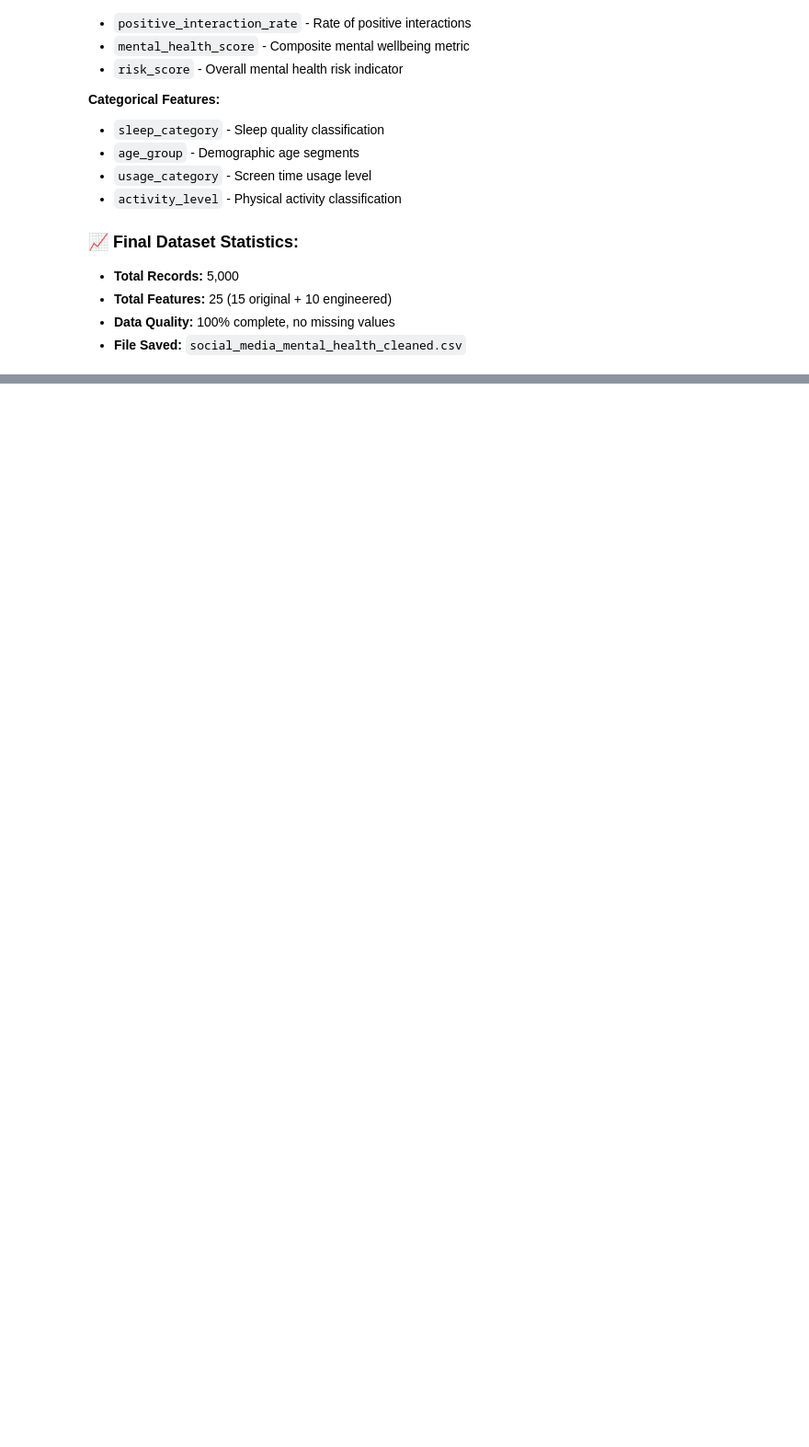
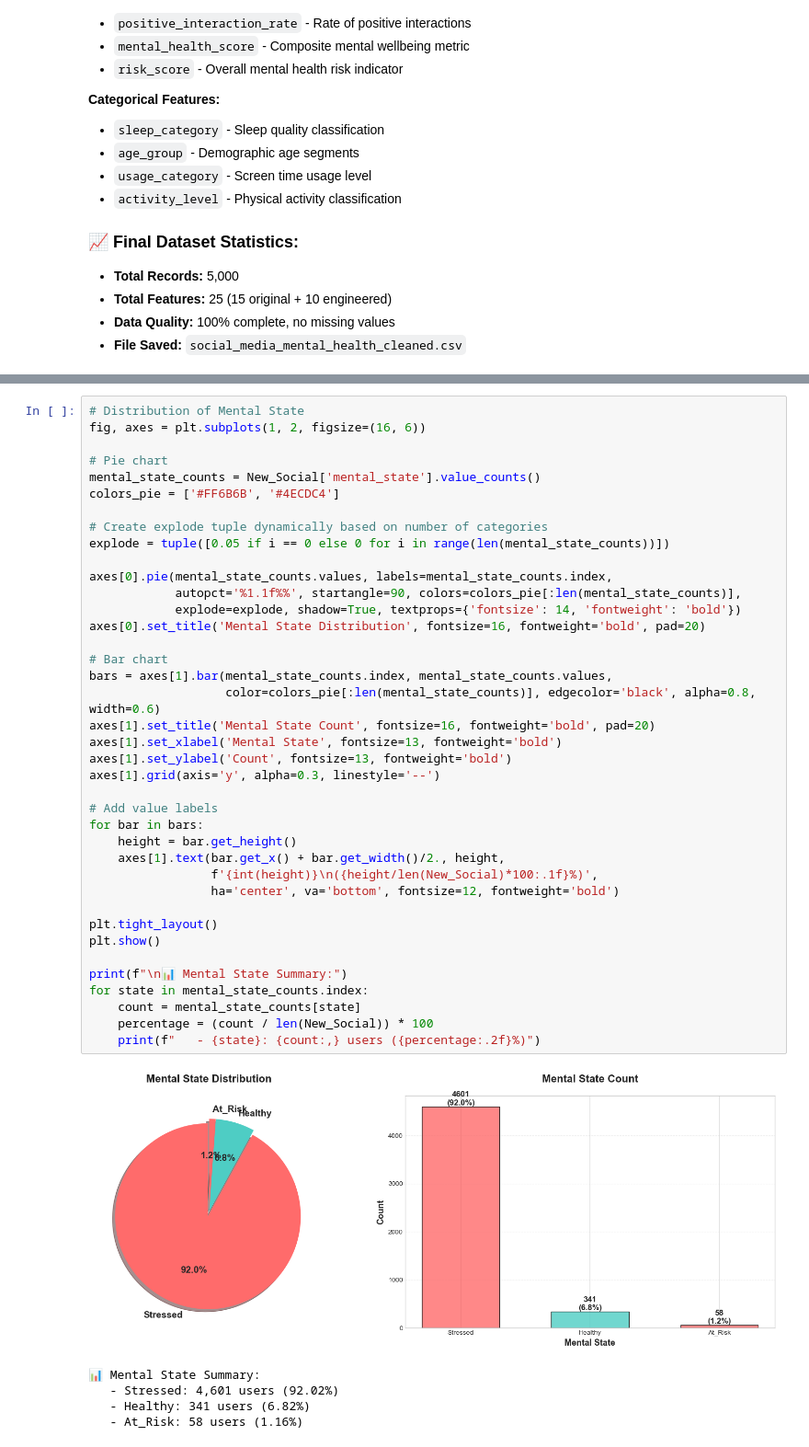
Before and after one commit to BahaaMohammedElkady/Social-Media-Mental-Health-Indicators-Dataset, a Jupyter notebook: Social Media Mental Health Indicators.ipynb, the cells around one changed output, grey strips where cells are left out. Shown at 92% size. Drawn from its saved outputs; the diff is of its cells as text; blank space fills up the shorter version.

```diff
--- a/Social Media Mental Health Indicators.ipynb
+++ b/Social Media Mental Health Indicators.ipynb
@@ -949,0 +1287,45 @@ DATASET SAVED SUCCESSFULLY
+# %%
+# Distribution of Mental State
+fig, axes = plt.subplots(1, 2, figsize=(16, 6))
+
+# Pie chart
+mental_state_counts = New_Social['mental_state'].value_counts()
+colors_pie = ['#FF6B6B', '#4ECDC4']
+
+# Create explode tuple dynamically based on number of categories
+explode = tuple([0.05 if i == 0 else 0 for i in range(len(mental_state_counts))])
+
+axes[0].pie(mental_state_counts.values, labels=mental_state_counts.index,
+            autopct='%1.1f%%', startangle=90, colors=colors_pie[:len(mental_state_counts)],
+            explode=explode, shadow=True, textprops={'fontsize': 14, 'fontweight': 'bold'})
+axes[0].set_title('Mental State Distribution', fontsize=16, fontweight='bold', pad=20)
+
+# Bar chart
+bars = axes[1].bar(mental_state_counts.index, mental_state_counts.values,
+                   color=colors_pie[:len(mental_state_counts)], edgecolor='black', alpha=0.8, width=0.6)
+axes[1].set_title('Mental State Count', fontsize=16, fontweight='bold', pad=20)
+axes[1].set_xlabel('Mental State', fontsize=13, fontweight='bold')
+axes[1].set_ylabel('Count', fontsize=13, fontweight='bold')
+axes[1].grid(axis='y', alpha=0.3, linestyle='--')
+
+# Add value labels
+for bar in bars:
+    height = bar.get_height()
+    axes[1].text(bar.get_x() + bar.get_width()/2., height,
+                 f'{int(height)}\n({height/len(New_Social)*100:.1f}%)',
+                 ha='center', va='bottom', fontsize=12, fontweight='bold')
+
+plt.tight_layout()
+plt.show()
+
+print(f"\n📊 Mental State Summary:")
+for state in mental_state_counts.index:
+    count = mental_state_counts[state]
+    percentage = (count / len(New_Social)) * 100
+    print(f"   - {state}: {count:,} users ({percentage:.2f}%)")
+# %% [output]
+[figure, added]
+📊 Mental State Summary:
+   - Stressed: 4,601 users (92.02%)
+   - Healthy: 341 users (6.82%)
+   - At_Risk: 58 users (1.16%)
```
Also changed, not shown: parts of 19 cells of this notebook.
